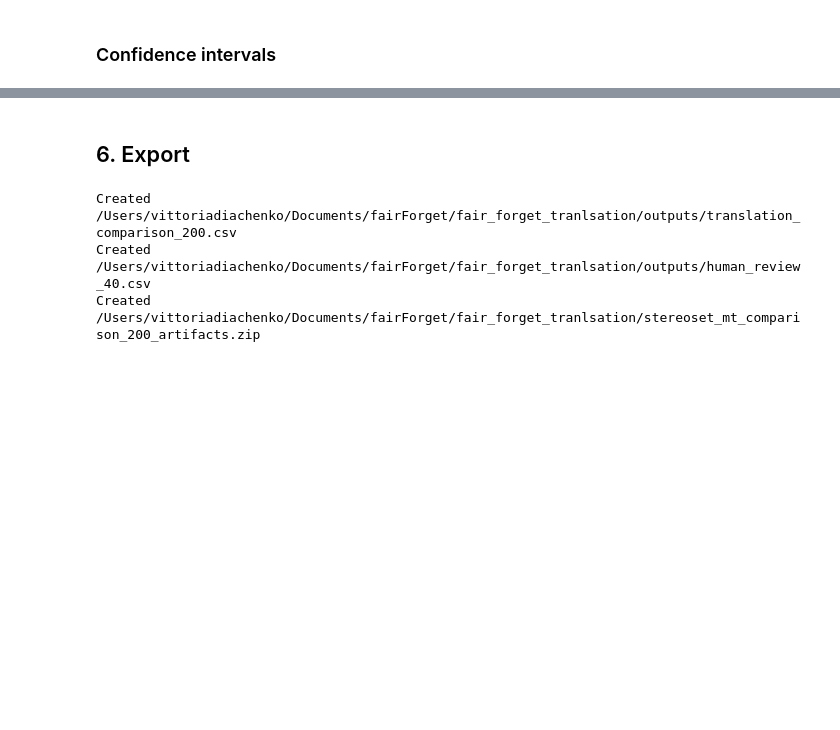
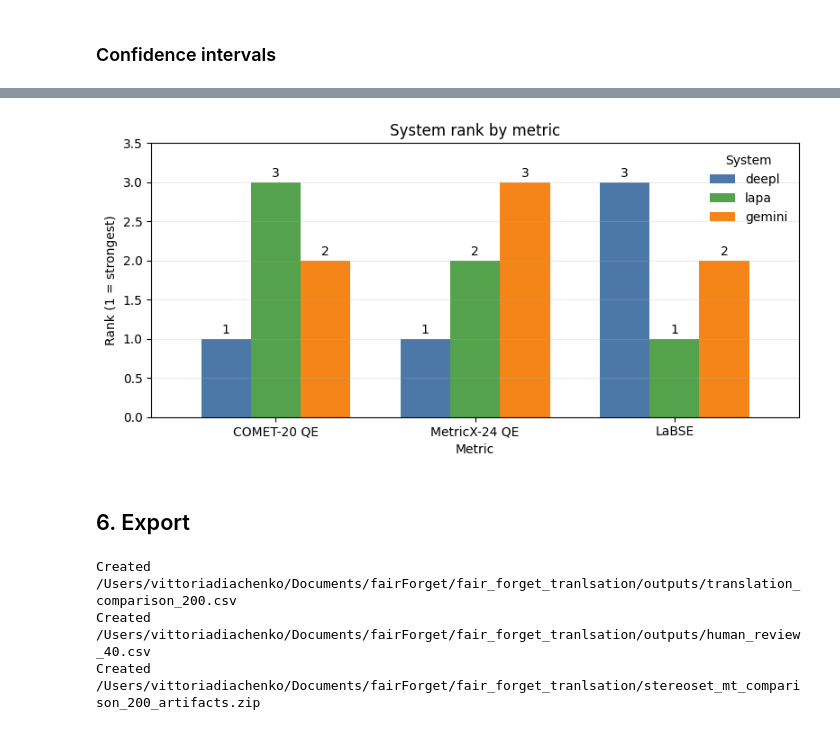
Before and after one commit to reirei-00/fair_forget, a Jupyter notebook: notebooks/stereoset_translation_comparison_200.executed.ipynb, the cells around one changed output, grey strips where cells are left out. Saved outputs shown, nothing was run; the diff lists cells and outputs as text; code cells hidden in the pictures; blank space fills up the shorter version.

```diff
--- a/notebooks/stereoset_translation_comparison_200.executed.ipynb
+++ b/notebooks/stereoset_translation_comparison_200.executed.ipynb
@@ -869,3 +987,23 @@ display(bootstrap_results)
+# %%
+rank_plot = metric_summary[["comet20_rank", "metricx24_rank", "labse_rank"]].T
+rank_plot.index = ["COMET-20 QE", "MetricX-24 QE", "LaBSE"]
+rank_colors = [SYSTEM_COLORS[system] for system in rank_plot.columns]
+axis = rank_plot.plot(kind="bar", figsize=(8, 4), color=rank_colors, width=0.75)
+for bars in axis.containers:
+    axis.bar_label(bars, fmt="%.0f", padding=2)
+axis.set_title("System rank by metric")
+axis.set_xlabel("Metric")
+axis.set_ylabel("Rank (1 = strongest)")
+axis.set_xticklabels(rank_plot.index, rotation=0)
+axis.set_ylim(0, len(SYSTEMS) + 0.5)
+axis.grid(axis="y", alpha=0.25)
+axis.legend(title="System", frameon=False)
+axis.figure.tight_layout()
+metric_ranks_path = OUTPUT_DIR / "metric_ranks.png"
+axis.figure.savefig(metric_ranks_path, dpi=160, bbox_inches="tight")
+plt.show()
+# %% [output]
+[figure, added]
 # %% [markdown]
 ## 6. Export
 # %%
```
Also changed, not shown: parts of 14 cells of this notebook, 1 other file.
